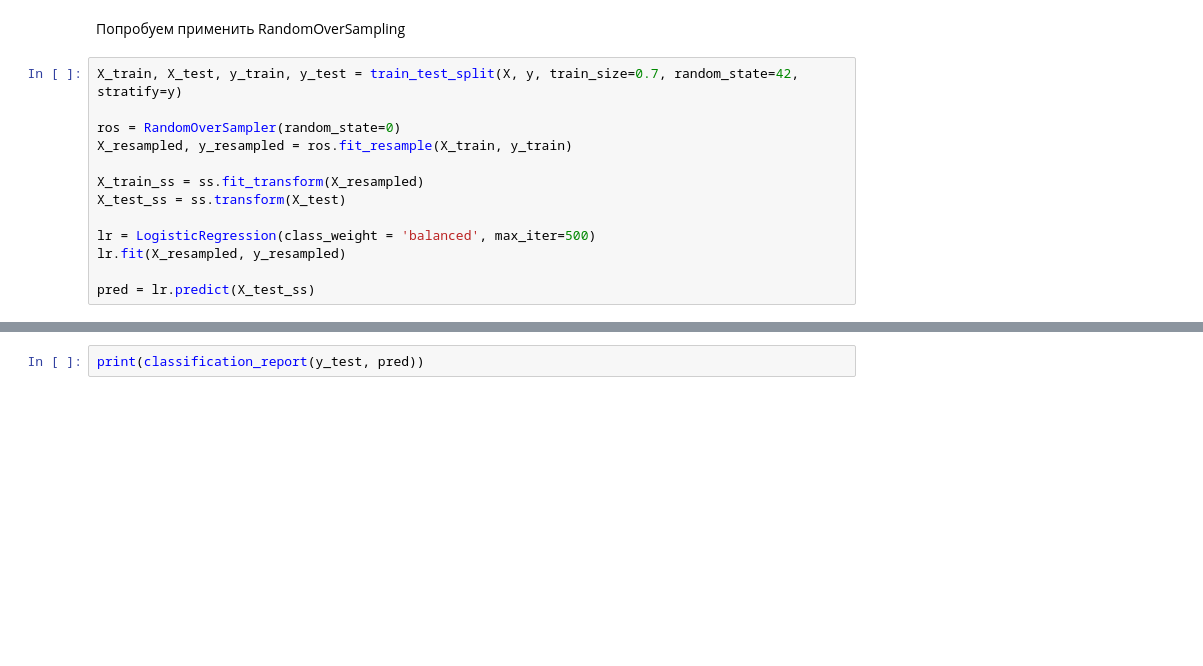
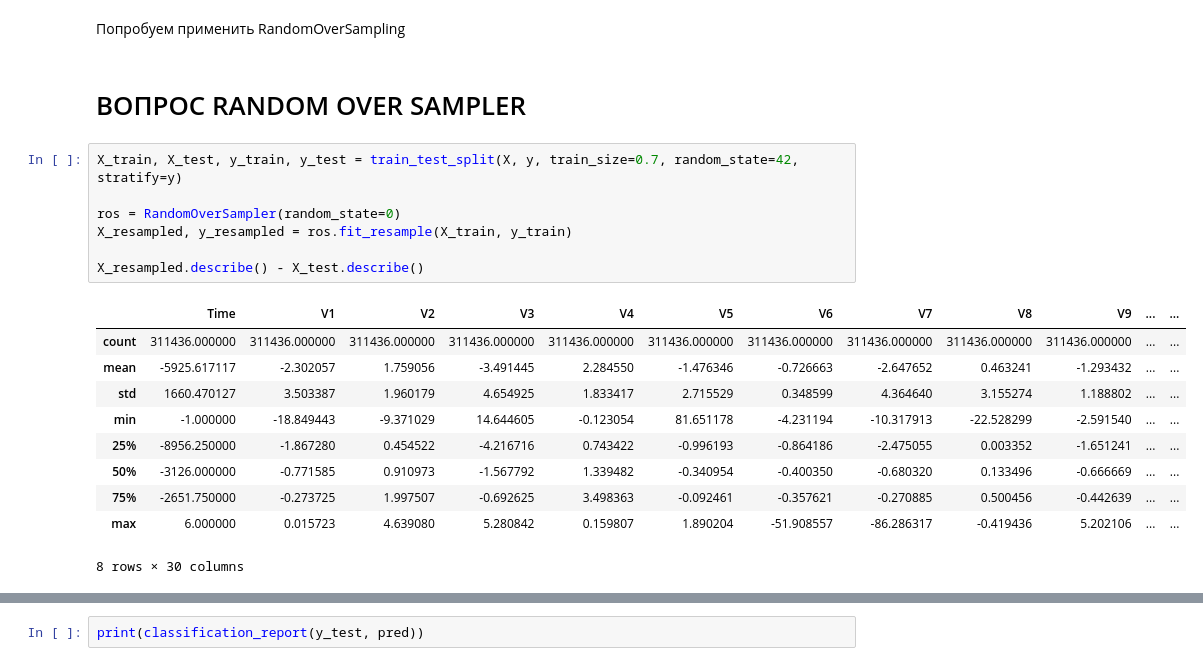
Before and after one commit to NikitaGusika/credits, a Jupyter notebook: credits.ipynb, the cells around one changed output, grey strips where cells are left out. Drawn from its saved outputs; the diff is of its cells as text; blank space fills up the shorter version.

```diff
--- a/credits.ipynb
+++ b/credits.ipynb
@@ -166,16 +166,23 @@ PrecisionRecallDisplay.from_predictions(y_test, lr.predict_proba(X_test_ss)[:,1]
 Видим довльно высокий рекол и очень маленький пресижн у мошеннических транзакций, что не очень хорошо, так как маленький пресижн свидетельствует о том, что в целом большинство мошеннических транзакций мы отнесли к валидным
 # %% [markdown]
 Попробуем применить RandomOverSampling
+# %% [markdown]
+# ВОПРОС RANDOM OVER SAMPLER
 # %%
 X_train, X_test, y_train, y_test = train_test_split(X, y, train_size=0.7, random_state=42, stratify=y)
 
 ros = RandomOverSampler(random_state=0)
 X_resampled, y_resampled = ros.fit_resample(X_train, y_train)
 
-X_train_ss = ss.fit_transform(X_resampled)
-X_test_ss = ss.transform(X_test)
-
-lr = LogisticRegression(class_weight = 'balanced', max_iter=500)
-lr.fit(X_resampled, y_resampled)
-
-pred = lr.predict(X_test_ss)
+X_resampled.describe() - X_test.describe()
+# %% [output]
+|  | Time | V1 | V2 | V3 | V4 | V5 | V6 | V7 | V8 | V9 | ... | ... |
+| count | 311436.000000 | 311436.000000 | 311436.000000 | 311436.000000 | 311436.000000 | 311436.000000 | 311436.000000 | 311436.000000 | 311436.000000 | 311436.000000 | ... | ... |
+| mean | -5925.617117 | -2.302057 | 1.759056 | -3.491445 | 2.284550 | -1.476346 | -0.726663 | -2.647652 | 0.463241 | -1.293432 | ... | ... |
+| std | 1660.470127 | 3.503387 | 1.960179 | 4.654925 | 1.833417 | 2.715529 | 0.348599 | 4.364640 | 3.155274 | 1.188802 | ... | ... |
+| min | -1.000000 | -18.849443 | -9.371029 | 14.644605 | -0.123054 | 81.651178 | -4.231194 | -10.317913 | -22.528299 | -2.591540 | ... | ... |
+| 25% | -8956.250000 | -1.867280 | 0.454522 | -4.216716 | 0.743422 | -0.996193 | -0.864186 | -2.475055 | 0.003352 | -1.651241 | ... | ... |
+| 50% | -3126.000000 | -0.771585 | 0.910973 | -1.567792 | 1.339482 | -0.340954 | -0.400350 | -0.680320 | 0.133496 | -0.666669 | ... | ... |
+| 75% | -2651.750000 | -0.273725 | 1.997507 | -0.692625 | 3.498363 | -0.092461 | -0.357621 | -0.270885 | 0.500456 | -0.442639 | ... | ... |
+| max | 6.000000 | 0.015723 | 4.639080 | 5.280842 | 0.159807 | 1.890204 | -51.908557 | -86.286317 | -0.419436 | 5.202106 | ... | ... |
+8 rows × 30 columns
```
Also changed, not shown: parts of 6 cells of this notebook.
